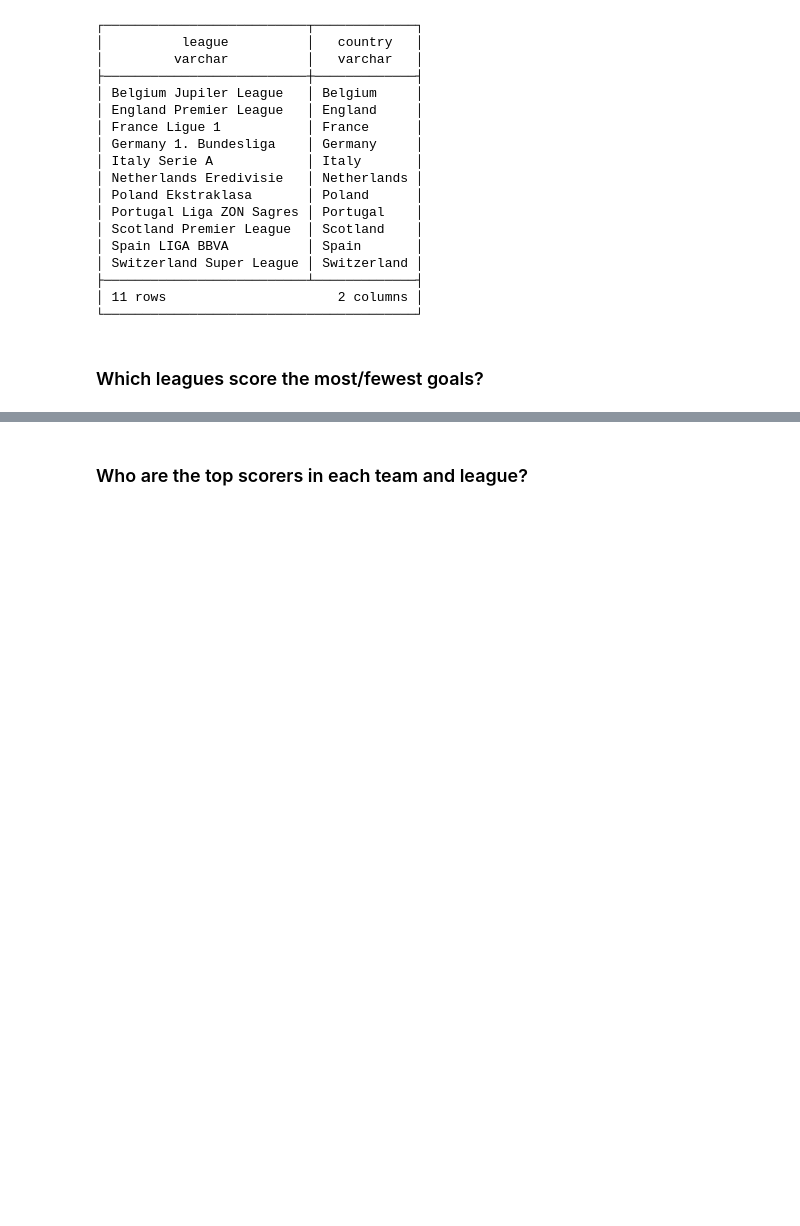
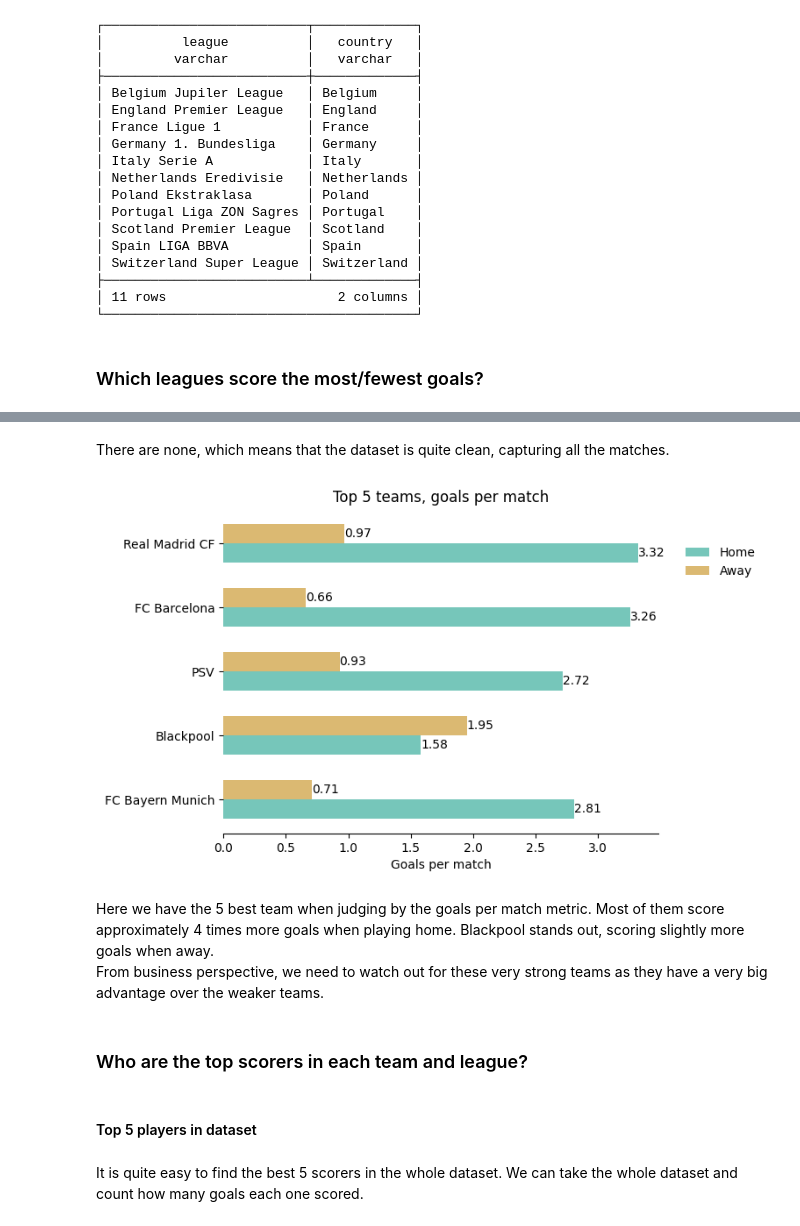
Before and after one commit to Vienmarskinis/football_matches, a Jupyter notebook: data_cleaning.ipynb, the cells around one changed output, grey strips where cells are left out. Saved outputs shown, nothing was run; the diff lists cells and outputs as text; code cells hidden in the pictures; blank space fills up the shorter version.

```diff
--- a/data_cleaning.ipynb
+++ b/data_cleaning.ipynb
@@ -310,2 +189,45 @@ sns.despine()
+# %% [markdown]
+There are none, which means that the dataset is quite clean, capturing all the matches.
+# %%
+# calculate a unified metric to select the 5 best scoring teams
+team_goals["Total goals per match"] = (
+    team_goals["Goals home"] + team_goals["Goals away"]
+) / (team_goals["Matches home"] * 2)
+team_goals = team_goals.sort_values("Total goals per match", ascending=False)
+team_goals_best = team_goals.head(5).sort_values(
+    "Total goals per match", ascending=True
+)
+
+# create top5 scoring teams comparison figure
+yticks = np.arange(5)
+yticks_1st = yticks - 0.15
+yticks_2nd = yticks + 0.15
+
+bar1 = plt.barh(
+    yticks_1st,
+    team_goals_best["Goals per match home"],
+    height=0.3,
+    color=figure_colors[4],
+    label="Home",
+)
+bar2 = plt.barh(
+    yticks_2nd,
+    team_goals_best["Goals per match away"],
+    height=0.3,
+    color=figure_colors[1],
+    label="Away",
+)
+plt.gca().legend(bbox_to_anchor=(1.05, 0.9), borderaxespad=0.0, frameon=False)
+plt.yticks(yticks, team_goals_best.index)
+plt.title("Top 5 teams, goals per match")
+plt.xlabel("Goals per match")
+for container in plt.gca().containers:
+    plt.gca().bar_label(container)
+sns.despine(left=True)
+# %% [output]
+[figure, added]
+# %% [markdown]
+Here we have the 5 best team when judging by the goals per match metric. Most of them score approximately 4 times more goals when playing home. Blackpool stands out, scoring slightly more goals when away.<br>
+From business perspective, we need to watch out for these very strong teams as they have a very big advantage over the weaker teams.
 # %% [markdown]
 ### Who are the top scorers in each team and league?
@@ -313,0 +234,4 @@ duckdb.
+# %% [markdown]
+#### Top 5 players in dataset
+# %% [markdown]
+It is quite easy to find the best 5 scorers in the whole dataset. We can take the whole dataset and count how many goals each one scored.
```
Also changed, not shown: parts of 146 cells of this notebook, 4 other files.
